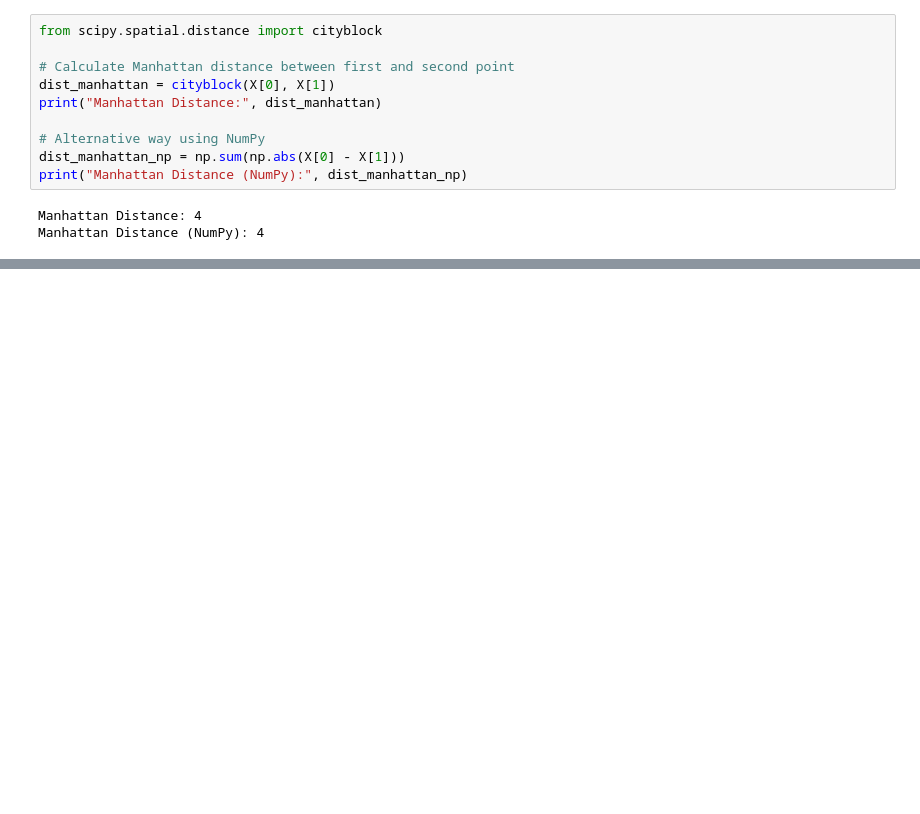
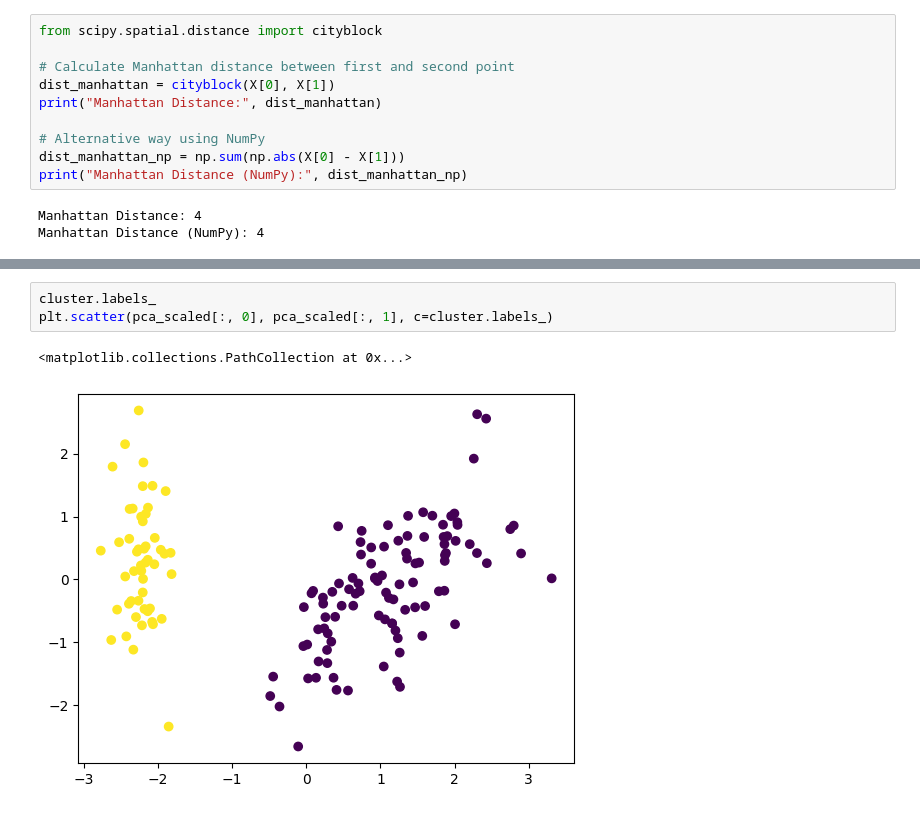
Before and after one commit to Shimul-Zahan/ML-Bootcamp, a Jupyter notebook: Hierarichal Clustering/projects/hc.ipynb, the cells around one changed output, grey strips where cells are left out. Cells and saved outputs as stored; diff of their text form; blank space fills up the shorter version.

```diff
--- a/Hierarichal Clustering/projects/hc.ipynb
+++ b/Hierarichal Clustering/projects/hc.ipynb
@@ -48,0 +157,6 @@ Manhattan Distance (NumPy): 4
+# %%
+cluster.labels_
+plt.scatter(pca_scaled[:, 0], pca_scaled[:, 1], c=cluster.labels_)
+# %% [output]
+<matplotlib.collections.PathCollection at 0x...>
+[figure, added]
```
Also changed, not shown: parts of 13 cells of this notebook.
